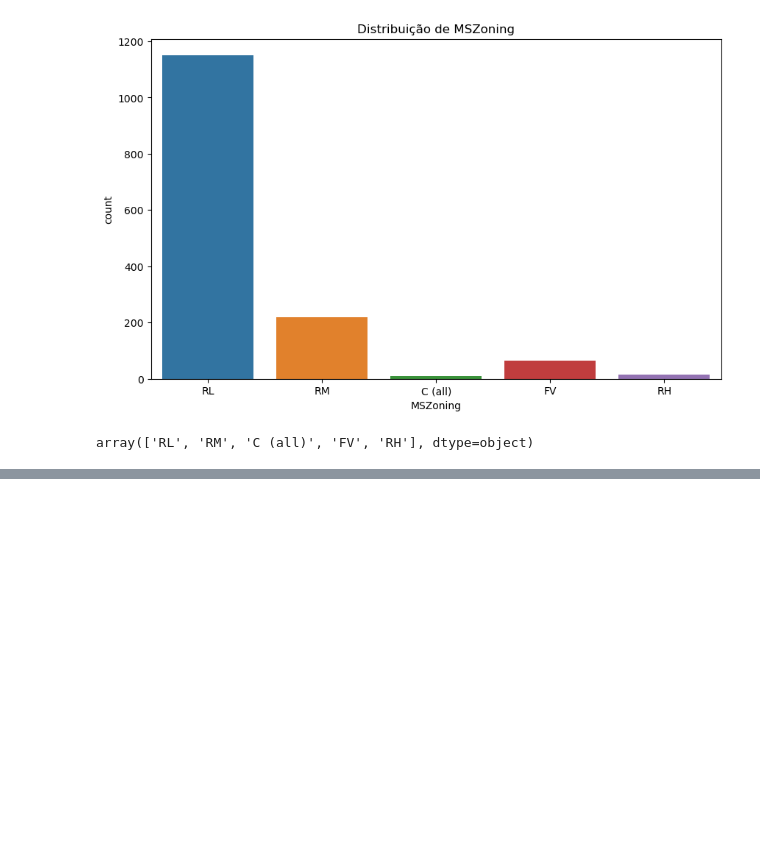
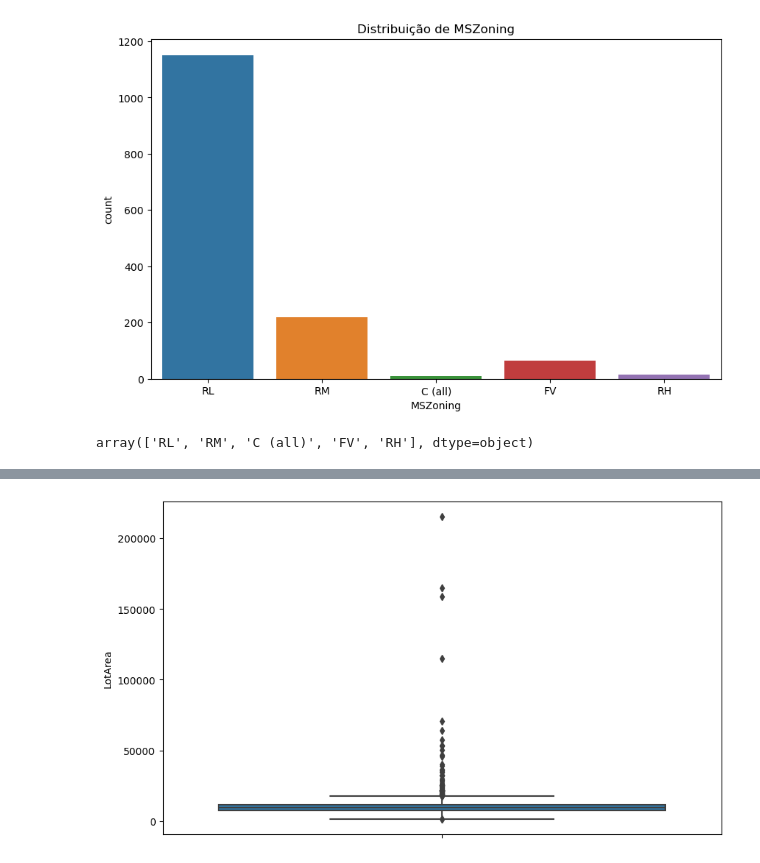
Before and after one commit to jherfson/pratica_House_Prices, a Jupyter notebook: teste_house.ipynb, the cells around one changed output, grey strips where cells are left out. Saved outputs shown, nothing was run; the diff lists cells and outputs as text; code cells hidden in the pictures; blank space fills up the shorter version.

```diff
--- a/teste_house.ipynb
+++ b/teste_house.ipynb
@@ -161,0 +272,6 @@ array(['RL', 'RM', 'C (all)', 'FV', 'RH'], dtype=object)
+# %%
+plt.figure(figsize=(10, 6))
+sns.boxplot(data=train_df, y='LotArea')
+plt.show()
+# %% [output]
+[figure, added]
```
Also changed, not shown: parts of 17 cells of this notebook.
